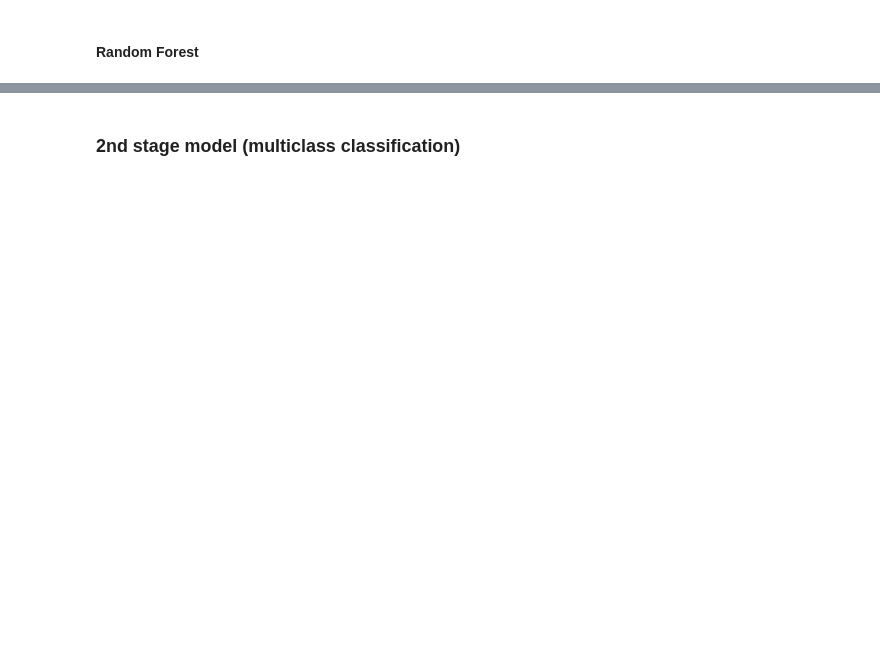
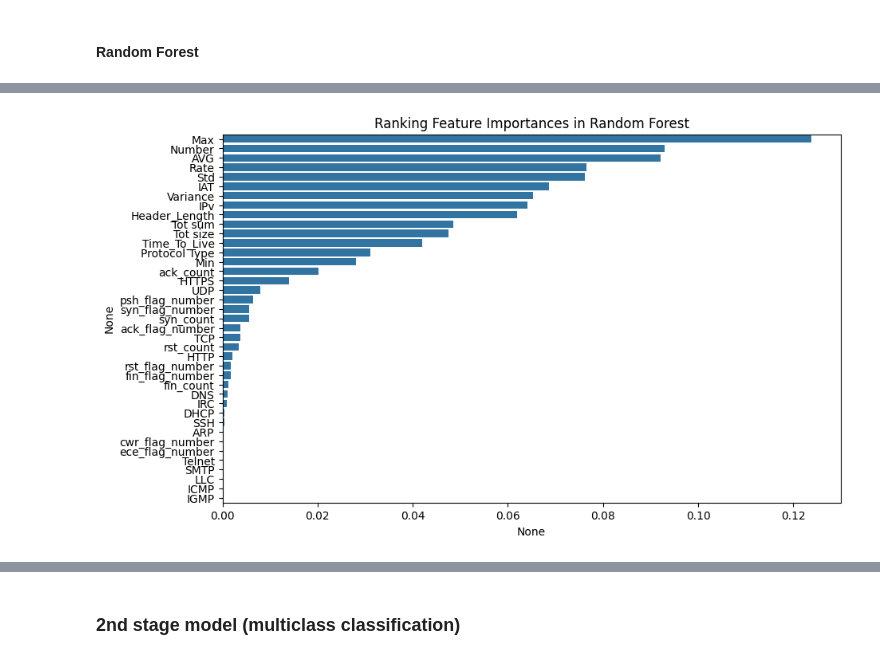
Before and after one commit to 2003congthinh/Capstone-Project, a Jupyter notebook: CIC_codes_folder/CICIDS2023_2-stage_classification.ipynb, the cells around one changed output, grey strips where cells are left out. Drawn from its saved outputs; the diff is of its cells as text; code cells hidden in the pictures; blank space fills up the shorter version.

```diff
--- a/CIC_codes_folder/CICIDS2023_2-stage_classification.ipynb
+++ b/CIC_codes_folder/CICIDS2023_2-stage_classification.ipynb
@@ -46,21 +46,22 @@ df.info()
 Filtered, categorized data by labels for more customized training
 # %%
 # Attack data
-Label_path = r'../2nd_Label_CSV'
+Label_path = r'../Label_CSV'
+rows = 300000
 # Label_path = r'../Label_CSV'
-Brute_Force = pd.read_csv(Label_path + '/Brute_Force.csv', encoding='cp1252', index_col=None, header=0, nrows=200000)
+Brute_Force = pd.read_csv(Label_path + '/Brute_Force.csv', encoding='cp1252', index_col=None, header=0, nrows=rows)
 print("Read Completed for ", Label_path + '/Brute_Force.csv')
-DDoS = pd.read_csv(Label_path + '/DDoS.csv', encoding='cp1252', index_col=None, header=0, nrows=200000)
+DDoS = pd.read_csv(Label_path + '/DDoS.csv', encoding='cp1252', index_col=None, header=0, nrows=rows)
 print("Read Completed for ", Label_path + '/DDoS.csv')
-DoS = pd.read_csv(Label_path + '/DoS.csv', encoding='cp1252', index_col=None, header=0, nrows=200000)
+DoS = pd.read_csv(Label_path + '/DoS.csv', encoding='cp1252', index_col=None, header=0, nrows=rows)
 print("Read Completed for ", Label_path + '/DoS.csv')
-Spoofing = pd.read_csv(Label_path + '/Spoofing.csv', encoding='cp1252', index_col=None, header=0, nrows=200000)
+Spoofing = pd.read_csv(Label_path + '/Spoofing.csv', encoding='cp1252', index_col=None, header=0, nrows=rows)
 print("Read Completed for ", Label_path + '/Spoofing.csv')
-Recon = pd.read_csv(Label_path + '/Recon.csv', encoding='cp1252', index_col=None, header=0, nrows=200000)
+Recon = pd.read_csv(Label_path + '/Recon.csv', encoding='cp1252', index_col=None, header=0, nrows=rows)
 print("Read Completed for ", Label_path + '/Recon.csv')
-Web_based = pd.read_csv(Label_path + '/Web_based.csv', encoding='cp1252', index_col=None, header=0, nrows=200000)
+Web_based = pd.read_csv(Label_path + '/Web_based.csv', encoding='cp1252', index_col=None, header=0, nrows=rows)
 print("Read Completed for ", Label_path + '/Web_based.csv')
-Mirai = pd.read_csv(Label_path + '/Mirai.csv', encoding='cp1252', index_col=None, header=0, nrows=200000)
+Mirai = pd.read_csv(Label_path + '/Mirai.csv', encoding='cp1252', index_col=None, header=0, nrows=rows)
 print("Read Completed for ", Label_path + '/Mirai.csv')
 list_attack = [DDoS, DoS, Spoofing, Recon, Mirai, Brute_Force, Web_based]
 attack = pd.concat(list_attack, axis=0, ignore_index=True)
@@ -80,6 +81,10 @@ for file in all_normal_files:
 normal = pd.concat(list_normal, axis=0, ignore_index=True)
 normal = normal.drop(columns=['ts'])
 normal['Label'] = 0
+normal.drop_duplicates(keep='first', inplace = True)
+normal.replace([np.inf, -np.inf], np.nan, inplace=True) # Replace inf and -inf with NaN, then drop the resulting NaNs
+normal.dropna(inplace=True)    # dropna() removes any rows that contain NaN (missing) values; reset_index() resets the row index after dropping, so it's clean and continuous.
+normal.reset_index(drop=True, inplace=True)
 # normal = pd.read_csv('../Label_CSV/BENIGN.csv')
 # normal = pd.read_csv('c:/Users/ADMIN/Downloads/live_features.csv')
 
@@ -148,5 +202,16 @@ Attack data:  (1027026, 21)
 # %%
-normal = normal.drop(columns=['fin_flag_number', 'syn_flag_number', 'rst_flag_number', 'psh_flag_number', 'ack_flag_number', 'ece_flag_number', 'cwr_flag_number', 'syn_count', 'fin_count', 'rst_count', 'Telnet', 'SMTP', 'SSH', 'IRC', 'ARP', 'IGMP', 'LLC', 'IAT', 'Number'])
+# normal = normal.drop(columns=[
+#                     'fin_flag_number', 'syn_flag_number', 'rst_flag_number', 'psh_flag_number',
+#                     'ack_flag_number', 'ece_flag_number', 'cwr_flag_number', 'syn_count',
+#                     'fin_count', 'rst_count', 'Telnet', 'SMTP', 'SSH', 'IRC', 'ARP', 'IGMP', 'LLC',
+#                     'IAT', 'Number'
+#                 ])
+# normal = normal.drop(columns=['ack_flag_number', 'ece_flag_number', 'cwr_flag_number', 'fin_count', 'rst_count',
+#                               'HTTPS', 'Telnet', 'SMTP', 'SSH', 'IRC', 'TCP', 'ARP', 'ICMP', 'IGMP', 'IPv', 'LLC', 'IAT', 'Number'])
+normal = normal.drop(columns=['fin_flag_number', 'syn_flag_number', 'rst_flag_number', 'psh_flag_number',
+                              'ack_flag_number', 'ece_flag_number', 'cwr_flag_number', 'syn_count', 'fin_count',
+                              'rst_count', 'HTTP', 'DNS', 'Telnet', 'SMTP', 'SSH', 'IRC', 'TCP', 'UDP',
+                              'DHCP', 'ARP', 'ICMP', 'IGMP', 'LLC'])
 print("Normal data: ",normal.shape)
 limits = round(normal.shape[0]*90/100)
 print(limits)
@@ -683,2 +611,13 @@ print(classification_report(Y_test, y_pred_frst))
+# %%
+# Check feature importance
+feat_importances = pd.Series(frst_model.feature_importances_, index=columns_name)
+top_features = feat_importances.sort_values(ascending=False)
+
+plt.figure(figsize=(10,6))
+sns.barplot(x=top_features, y=top_features.index)
+plt.title("Ranking Feature Importances in Random Forest")
+plt.show()
+# %% [output]
+[figure, added]
 # %%
 # Save the model
```
Also changed, not shown: parts of 34 cells of this notebook, 2 other files.
